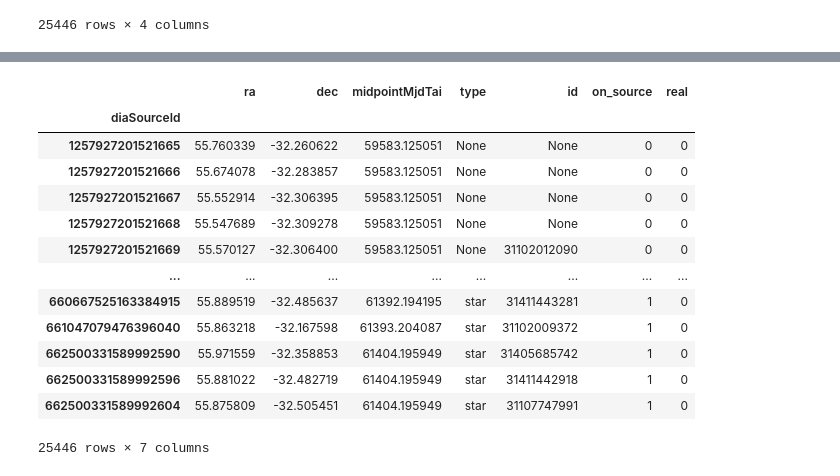
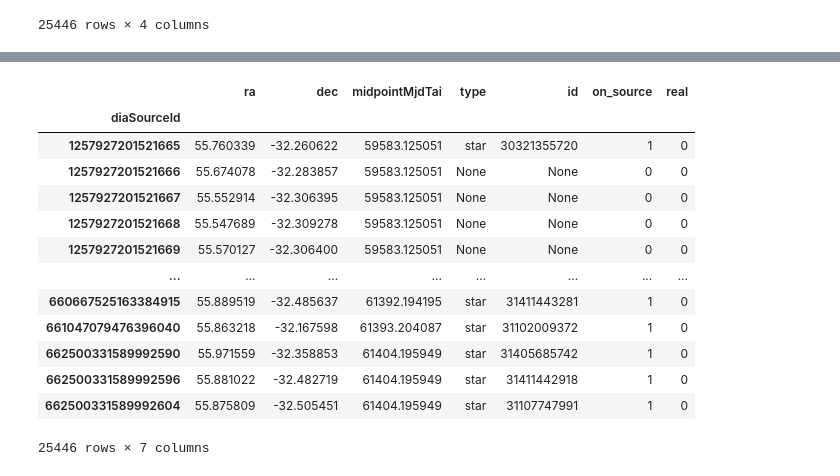
Before and after one commit to lsst-dm/ml-reliability-tools, a Jupyter notebook: bin/prototype_ground_truth_derivation.ipynb, the cells around one changed output, grey strips where cells are left out. Saved outputs shown, nothing was run; the diff lists cells and outputs as text; code cells hidden in the pictures.

```diff
--- a/bin/prototype_ground_truth_derivation.ipynb
+++ b/bin/prototype_ground_truth_derivation.ipynb
@@ -124,0 +87,9 @@ Number of matched sne in Stage #1: 19
+# %%
+star_idx, star_d2d, star_d3d = detections_cat.match_to_catalog_sky(catalog['star'])
+sn_idx, sn_d2d, sn_d3d = detections_cat.match_to_catalog_sky(catalog['sn'])
+
+star_mask = star_d2d < space_match_threshold #remove matches that are too far
+sn_mask = sn_d2d < space_match_threshold #remove matches that are too far
+
+print(f"{np.sum(star_mask)} of {len(detections_cat)} stars matched before applying threshold")
+print(f"{np.sum(sn_mask)} of {len(detections_cat)} sne matched before applying threshold")
@@ -124,0 +99,18 @@ Number of matched sne in Stage #1: 19
+# %%
+
+
+# Get all matched stars
+matched_star_idx = star_idx[star_mask] #index in stars of matched dia_detections
+print(f"Number of matched stars in Stage #1: {len(matched_star_idx)}")
+
+# Get all matched supernovae
+matched_sn_idx = sn_idx[sn_mask] #index in sn_cat of matched dia_detections
+print(f"Number of matched sne in Stage #1: {len(matched_sn_idx)}")
+
+dia_idx_stars = dia_detections.index[star_mask]
+dia_idx_sn = dia_detections.index[sn_mask]
+
+# Assign the variability sources catalog id to the detections
+dia_detections["id"] = None
+dia_detections.loc[dia_idx_stars,"id"] = result_sum["star"].iloc[matched_star_idx]["id"].to_numpy()
+dia_detections.loc[dia_idx_sn,"id"] = result_sum['sn'].iloc[matched_sn_idx]["id"].to_numpy()
@@ -125,20 +130,19 @@ Number of matched sne in Stage #1: 19
 # %%
 # The spatially matched detections get on_source = 1
-listid_sn = dia_detections.iloc[matched_sn_idx]
-listid_stars = dia_detections.iloc[matched_star_idx]
-dia_detections.loc[listid_sn.index, "on_source"] = 1
-dia_detections.loc[listid_stars.index , "on_source"] = 1
-dia_detections.loc[listid_sn.index, "type"] = "sn"
-dia_detections.loc[listid_stars.index, "type"] = "star"
+
+dia_detections.loc[dia_idx_sn, "on_source"] = 1
+dia_detections.loc[dia_idx_stars , "on_source"] = 1
+dia_detections.loc[dia_idx_sn, "type"] = "sn"
+dia_detections.loc[dia_idx_stars, "type"] = "star"
 dia_detections
 # %% [output]
 |  | ra | dec | midpointMjdTai | type | id | on_source | real |
 | diaSourceId |  |  |  |  |  |  |  |
-| 1257927201521665 | 55.760339 | -32.260622 | 59583.125051 | None | None | 0 | 0 |
+| 1257927201521665 | 55.760339 | -32.260622 | 59583.125051 | star | 30321355720 | 1 | 0 |
 | 1257927201521666 | 55.674078 | -32.283857 | 59583.125051 | None | None | 0 | 0 |
 | 1257927201521667 | 55.552914 | -32.306395 | 59583.125051 | None | None | 0 | 0 |
 | 1257927201521668 | 55.547689 | -32.309278 | 59583.125051 | None | None | 0 | 0 |
-| 1257927201521669 | 55.570127 | -32.306400 | 59583.125051 | None | 31102012090 | 0 | 0 |
+| 1257927201521669 | 55.570127 | -32.306400 | 59583.125051 | None | None | 0 | 0 |
 | ... | ... | ... | ... | ... | ... | ... | ... |
 | 660667525163384915 | 55.889519 | -32.485637 | 61392.194195 | star | 31411443281 | 1 | 0 |
 | 661047079476396040 | 55.863218 | -32.167598 | 61393.204087 | star | 31102009372 | 1 | 0 |
```
Also changed, not shown: parts of 11 cells of this notebook.
